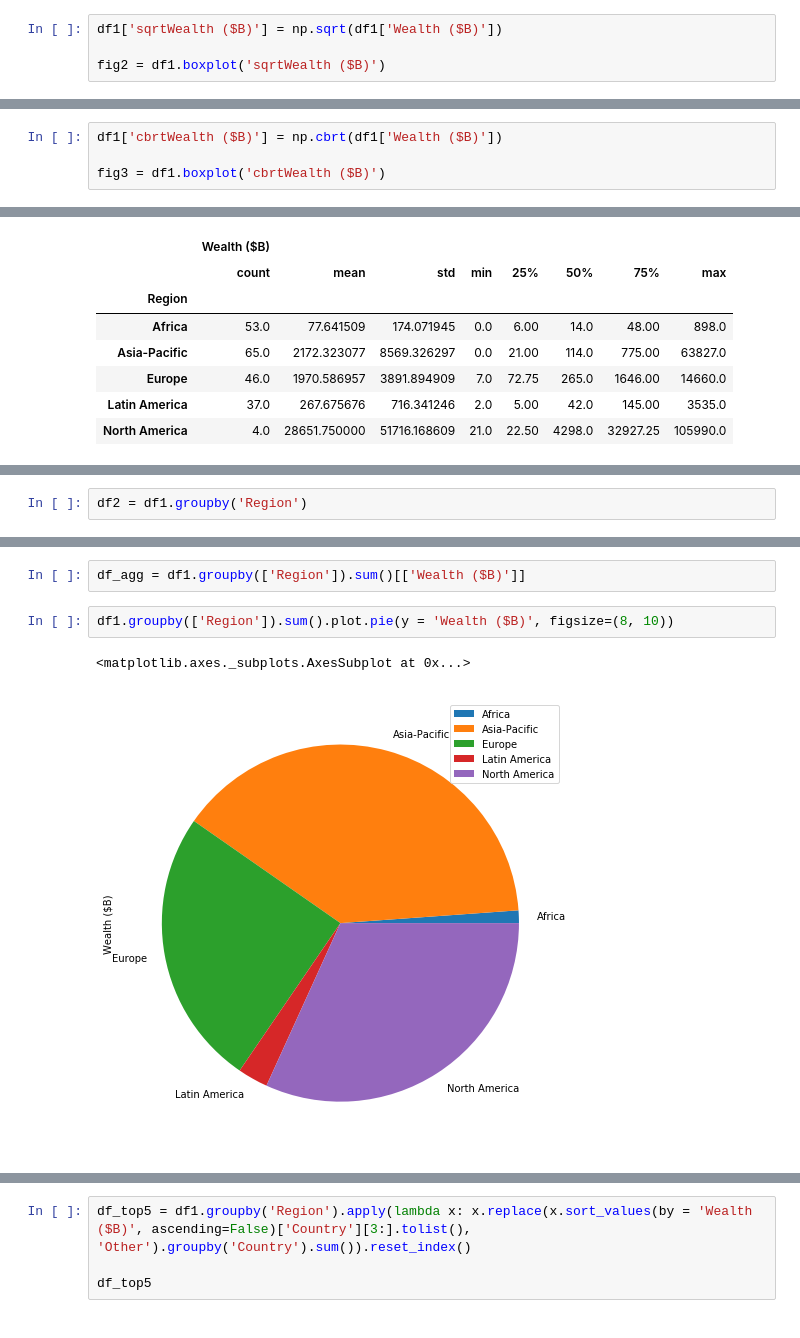
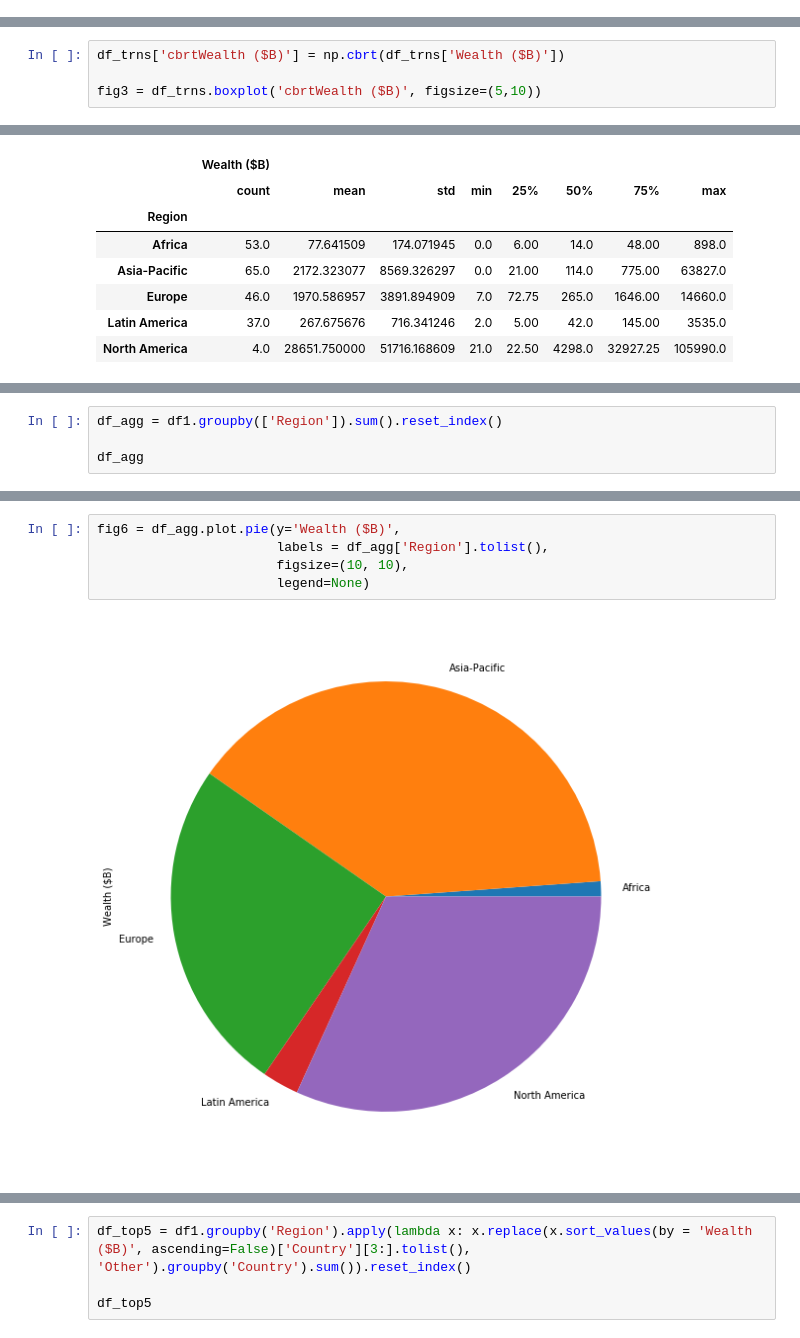
Before and after one commit to rlevv/Makeover_Monday, a Jupyter notebook: 2020W7-World_Weath/World_Wealth.ipynb, the cells around one changed output, grey strips where cells are left out. Drawn from its saved outputs; the diff is of its cells as text.

```diff
--- a/2020W7-World_Weath/World_Wealth.ipynb
+++ b/2020W7-World_Weath/World_Wealth.ipynb
@@ -171,4 +168,0 @@ This graph is clearly
-# %%
-df1['sqrtWealth ($B)'] = np.sqrt(df1['Wealth ($B)'])
-
-fig2 = df1.boxplot('sqrtWealth ($B)')
@@ -177,6 +179,6 @@ fig2 = df1.boxplot('sqrtWealth ($B)')
 # %%
-df1['cbrtWealth ($B)'] = np.cbrt(df1['Wealth ($B)'])
+df_trns['cbrtWealth ($B)'] = np.cbrt(df_trns['Wealth ($B)'])
 
-fig3 = df1.boxplot('cbrtWealth ($B)')
+fig3 = df_trns.boxplot('cbrtWealth ($B)', figsize=(5,10))
 # %% [output]
 [figure]
@@ -204,2 +216,4 @@ df1[['Region', 'Wealth ($B)']].groupby('Region').describe()
 # %%
-df2 = df1.groupby('Region')
+df_agg = df1.groupby(['Region']).sum().reset_index()
+
+df_agg
@@ -215,8 +227,8 @@ df1.boxplot(column=['cbrtWealth ($B)'], by='Region', figsize=(8, 10))
-# %%
-df_agg = df1.groupby(['Region']).sum()[['Wealth ($B)']]
 # %%
-df1.groupby(['Region']).sum().plot.pie(y = 'Wealth ($B)', figsize=(8, 10))
+fig6 = df_agg.plot.pie(y='Wealth ($B)',
+                       labels = df_agg['Region'].tolist(),
+                       figsize=(10, 10),
+                       legend=None)
 # %% [output]
-<matplotlib.axes._subplots.AxesSubplot at 0x...>
-[figure, old version]
+[figure, new version]
 # %%
```
Also changed, not shown: parts of 16 cells of this notebook.
